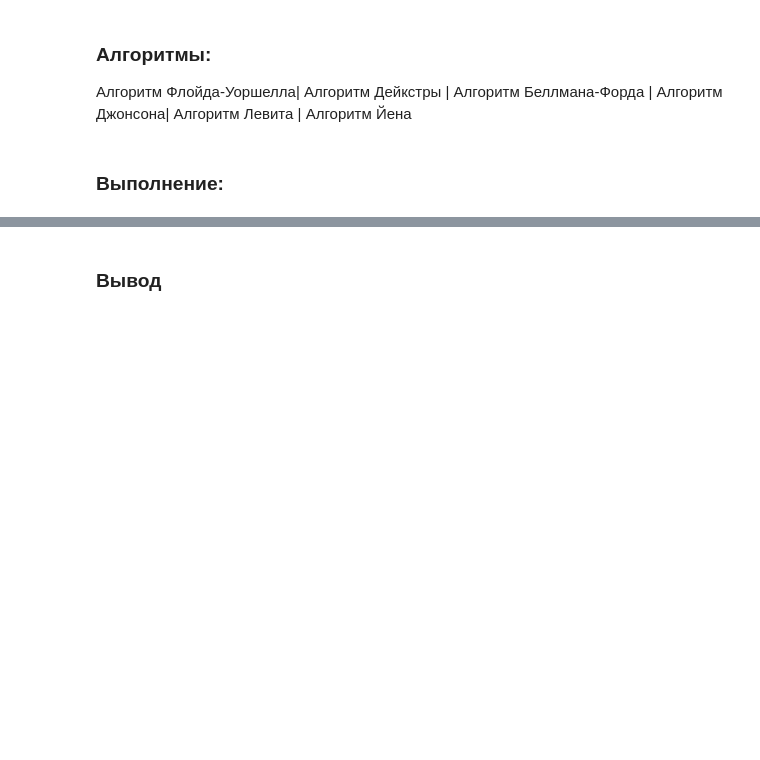
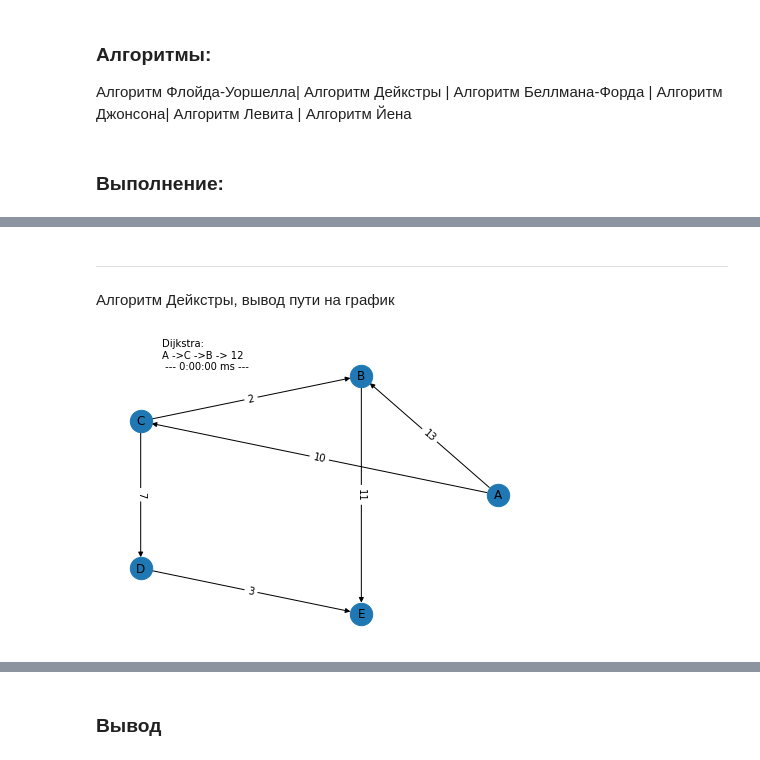
Before and after one commit to Gustavcheg/BFI2001_GuslistyIvan_alogrithms, a Jupyter notebook: Labs/Lab6.ipynb, the cells around one changed output, grey strips where cells are left out. Drawn from its saved outputs; the diff is of its cells as text; code cells hidden in the pictures; blank space fills up the shorter version.

```diff
--- a/Labs/Lab6.ipynb
+++ b/Labs/Lab6.ipynb
@@ -162,0 +475,16 @@ plt.show()
+# %% [markdown]
+___
+Алгоритм  Дейкстры, вывод пути на график
+# %%
+source = 'A'
+target = 'B'
+
+time_ = t.now()
+
+path = gr.dijkstra(source, target)
+
+time_ = "\n --- {0} ms ---".format((t.now() - time_))
+
+gr.draw_graph(output_path(path, 'Dijkstra') + time_, -0.7, 1)
+# %% [output]
+[figure, added]
```
Also changed, not shown: parts of 16 cells of this notebook.
